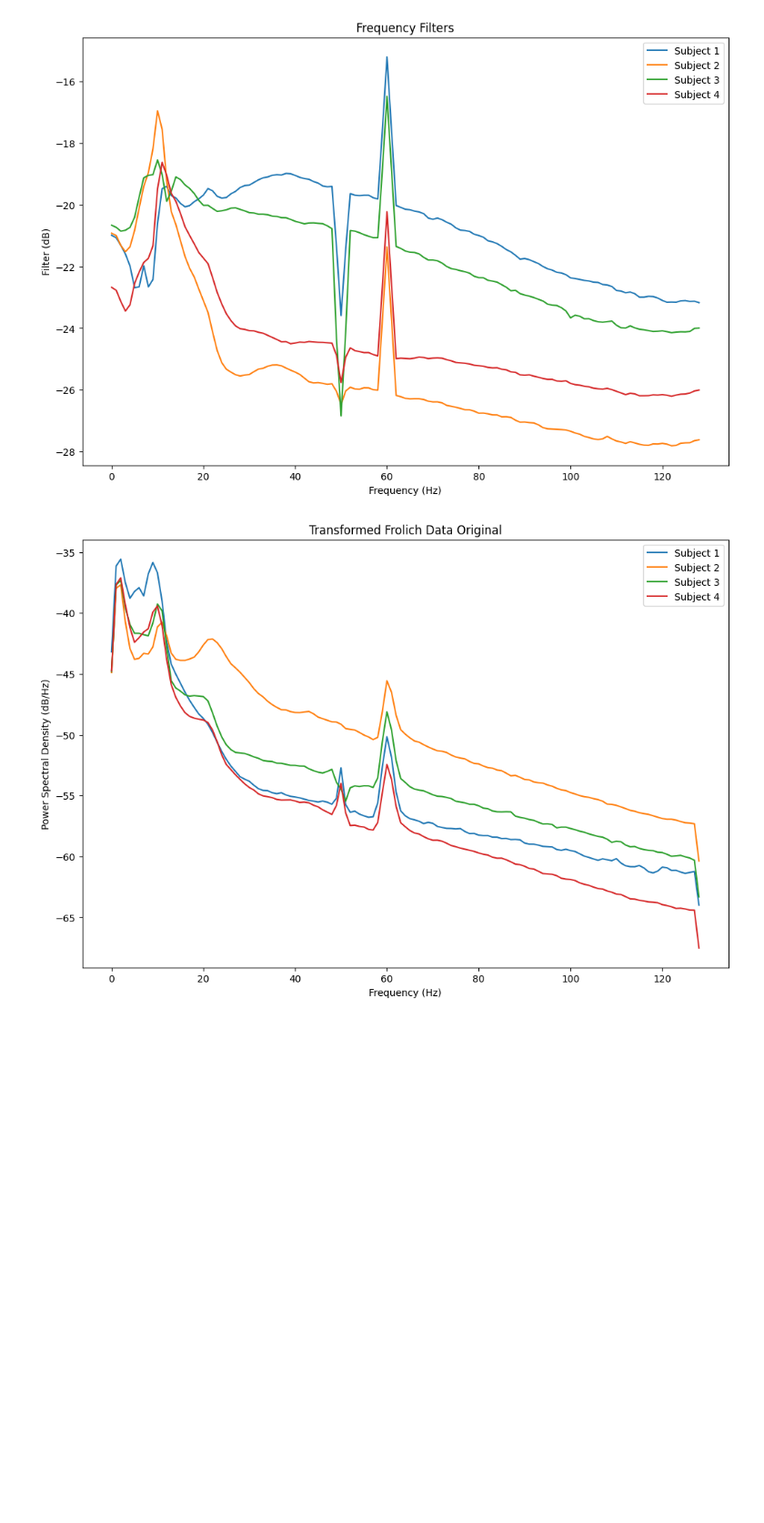
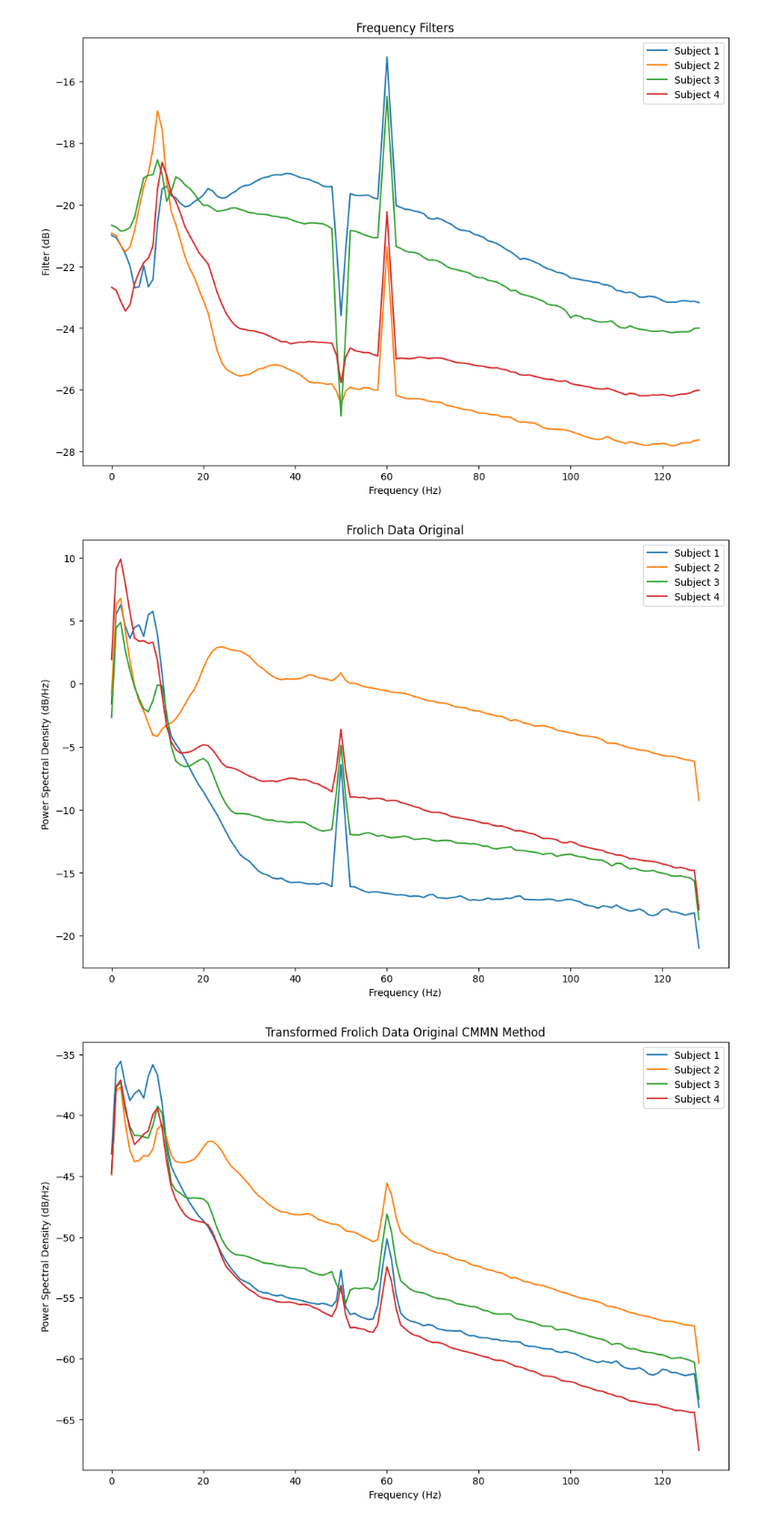
Before and after one commit to cniel-ud/ICWaves, a Jupyter notebook: notebooks/CMMN_gdrive.ipynb, the cells around one changed output. Shown at 91% size. Saved outputs shown, nothing was run; the diff lists cells and outputs as text; code cells hidden in the pictures; blank space fills up the shorter version.

```diff
--- a/notebooks/CMMN_gdrive.ipynb
+++ b/notebooks/CMMN_gdrive.ipynb
@@ -429,9 +442,11 @@ plot_freq_filter(freq_filter)
 transformed_data = transform_original(frolich_data, time_filter)
 # %%
 # plot transformed data
-plot_psd(transformed_data, title='Transformed Frolich Data Original')
+plot_psd(frolich_data, title='Frolich Data Original')
+plot_psd(transformed_data, title='Transformed Frolich Data Original CMMN Method')
 # %% [output]
-[figure, old version]
+[figure, new version]
+[figure, added]
 # %%
 subj_subj_matches = subj_subj_matching(emotion_data_psds_raw, frolich_data_psds_raw)
 
```
Also changed, not shown: parts of 6 cells of this notebook.
